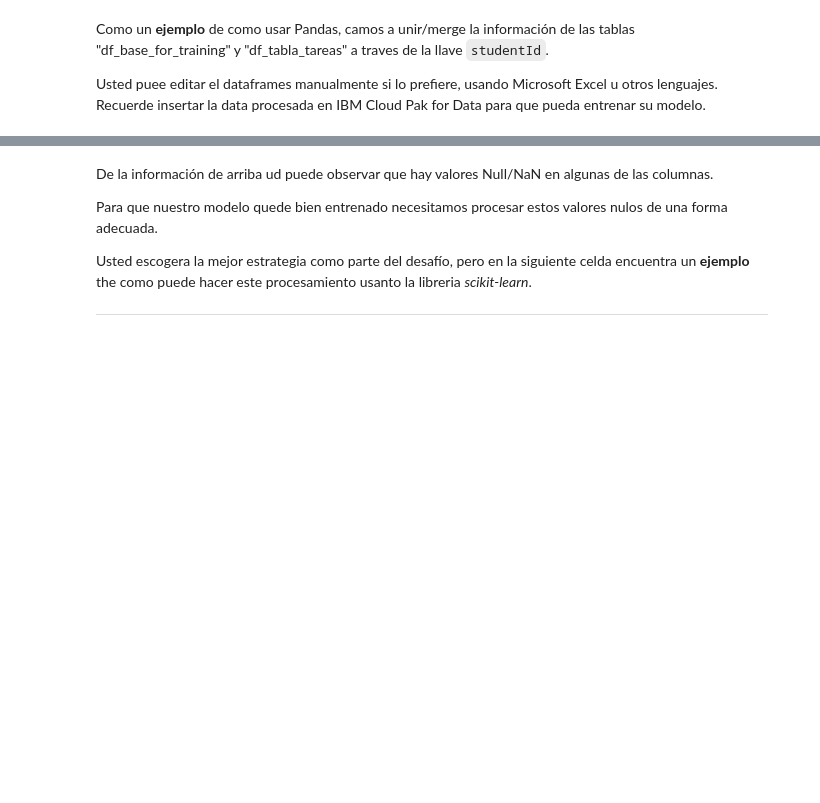
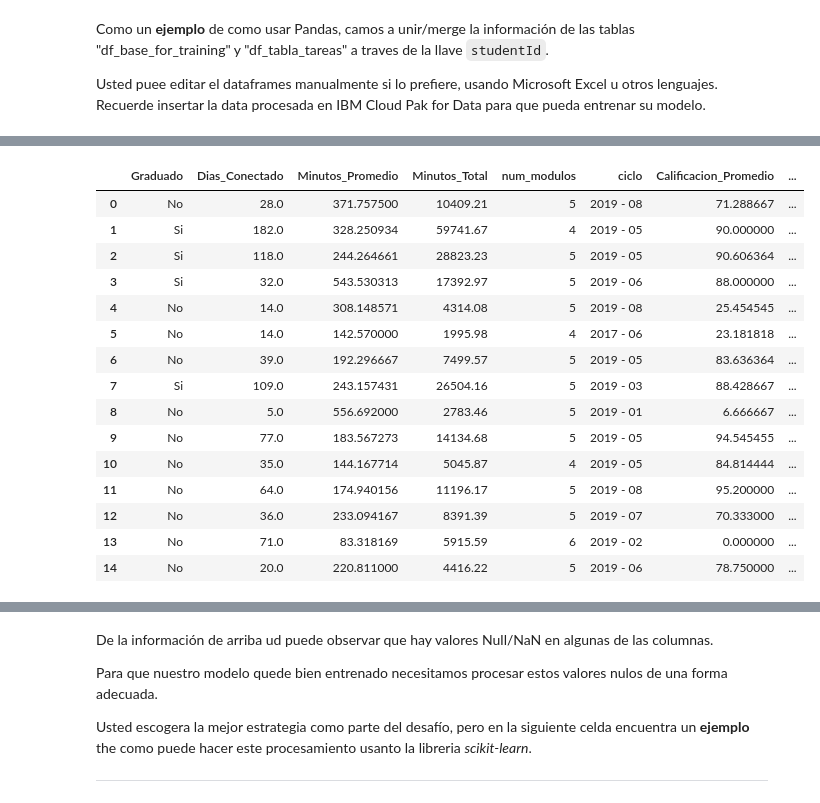
Before and after one commit to maratonadev-la/desafio-6-2020-anahuac, a Jupyter notebook: anahuac.ipynb, the cells around one changed output, grey strips where cells are left out. Saved outputs shown, nothing was run; the diff lists cells and outputs as text; code cells hidden in the pictures; blank space fills up the shorter version.

```diff
--- a/anahuac.ipynb
+++ b/anahuac.ipynb
@@ -144,3 +687,26 @@ df.tail()
+# %%
+#Eliminar las columnas no necesarias
+#df = df5.drop(["reducido","studentId","Minutos_Total","minutos_est","ciclo"],axis = 1)
+## Pruebas con más columnas
+df = df5.drop(["reducido","studentId"],axis = 1)
+df.head(15)
+# %% [output]
+|  | Graduado | Dias_Conectado | Minutos_Promedio | Minutos_Total | num_modulos | ciclo | Calificacion_Promedio | ... |
+| 0 | No | 28.0 | 371.757500 | 10409.21 | 5 | 2019 - 08 | 71.288667 | ... |
+| 1 | Si | 182.0 | 328.250934 | 59741.67 | 4 | 2019 - 05 | 90.000000 | ... |
+| 2 | Si | 118.0 | 244.264661 | 28823.23 | 5 | 2019 - 05 | 90.606364 | ... |
+| 3 | Si | 32.0 | 543.530313 | 17392.97 | 5 | 2019 - 06 | 88.000000 | ... |
+| 4 | No | 14.0 | 308.148571 | 4314.08 | 5 | 2019 - 08 | 25.454545 | ... |
+| 5 | No | 14.0 | 142.570000 | 1995.98 | 4 | 2017 - 06 | 23.181818 | ... |
+| 6 | No | 39.0 | 192.296667 | 7499.57 | 5 | 2019 - 05 | 83.636364 | ... |
+| 7 | Si | 109.0 | 243.157431 | 26504.16 | 5 | 2019 - 03 | 88.428667 | ... |
+| 8 | No | 5.0 | 556.692000 | 2783.46 | 5 | 2019 - 01 | 6.666667 | ... |
+| 9 | No | 77.0 | 183.567273 | 14134.68 | 5 | 2019 - 05 | 94.545455 | ... |
+| 10 | No | 35.0 | 144.167714 | 5045.87 | 4 | 2019 - 05 | 84.814444 | ... |
+| 11 | No | 64.0 | 174.940156 | 11196.17 | 5 | 2019 - 08 | 95.200000 | ... |
+| 12 | No | 36.0 | 233.094167 | 8391.39 | 5 | 2019 - 07 | 70.333000 | ... |
+| 13 | No | 71.0 | 83.318169 | 5915.59 | 6 | 2019 - 02 | 0.000000 | ... |
+| 14 | No | 20.0 | 220.811000 | 4416.22 | 5 | 2019 - 06 | 78.750000 | ... |
 # %%
 # Información acerca de las columnas del dataset unido
 df.info()
```
Also changed, not shown: parts of 109 cells of this notebook.
